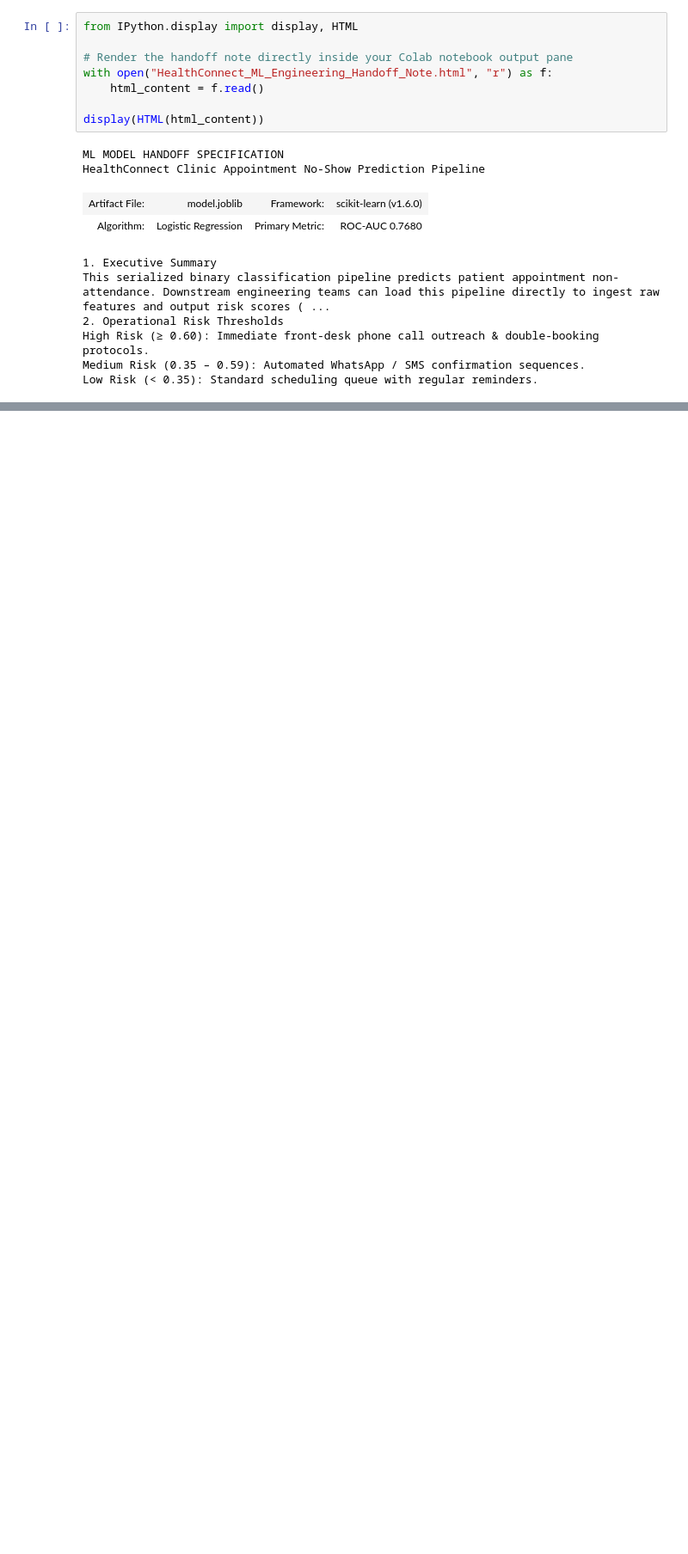
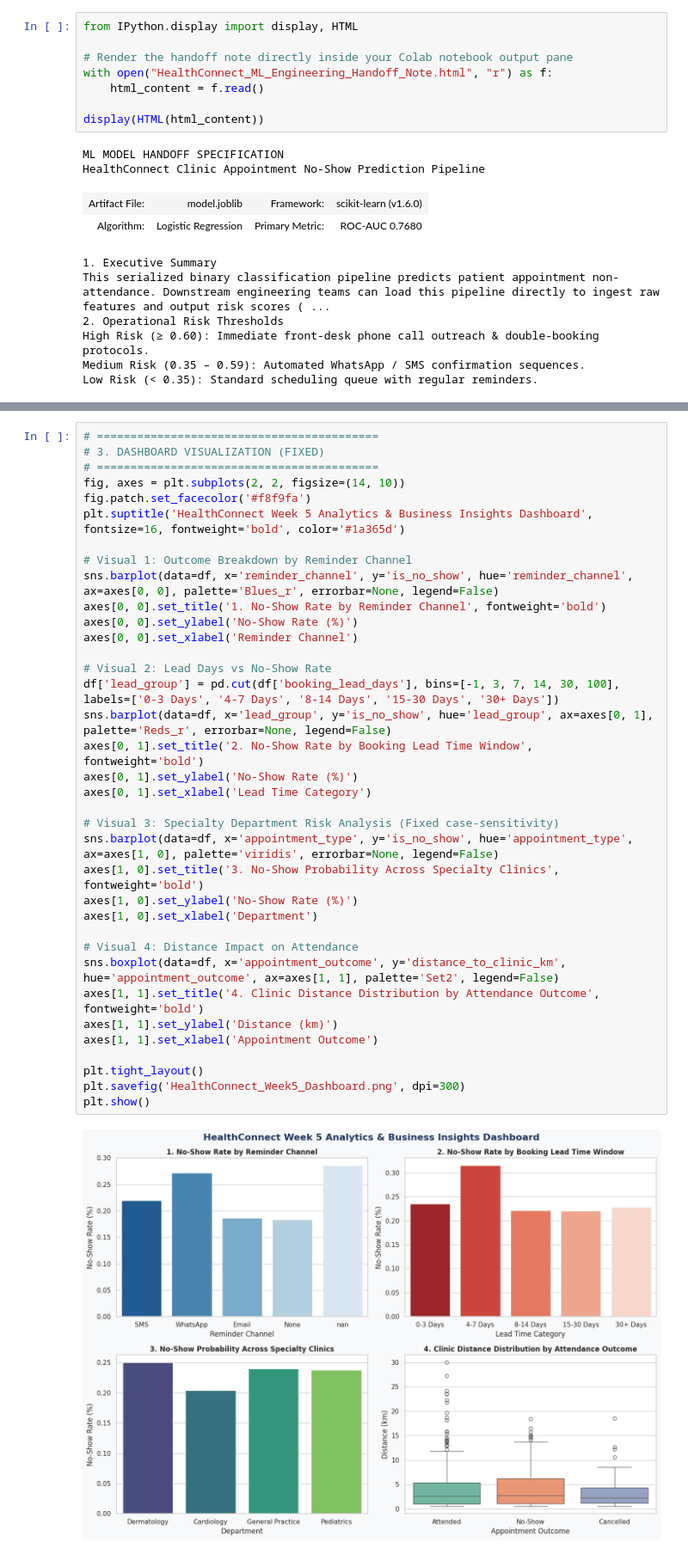
Before and after one commit to molliekkutlwano-prog/HealthConnect_Data-analysis_2, a Jupyter notebook: Health_Connect_Data_Analytics.ipynb, the cells around one changed output, grey strips where cells are left out. Shown at 86% size. Saved outputs shown, nothing was run; the diff lists cells and outputs as text; blank space fills up the shorter version.

```diff
--- a/Health_Connect_Data_Analytics.ipynb
+++ b/Health_Connect_Data_Analytics.ipynb
@@ -411,0 +500,38 @@ Low Risk (< 0.35): Standard scheduling queue with regular reminders.
+# %%
+# ==========================================
+# 3. DASHBOARD VISUALIZATION (FIXED)
+# ==========================================
+fig, axes = plt.subplots(2, 2, figsize=(14, 10))
+fig.patch.set_facecolor('#f8f9fa')
+plt.suptitle('HealthConnect Week 5 Analytics & Business Insights Dashboard', fontsize=16, fontweight='bold', color='#1a365d')
+
+# Visual 1: Outcome Breakdown by Reminder Channel
+sns.barplot(data=df, x='reminder_channel', y='is_no_show', hue='reminder_channel', ax=axes[0, 0], palette='Blues_r', errorbar=None, legend=False)
+axes[0, 0].set_title('1. No-Show Rate by Reminder Channel', fontweight='bold')
+axes[0, 0].set_ylabel('No-Show Rate (%)')
+axes[0, 0].set_xlabel('Reminder Channel')
+
+# Visual 2: Lead Days vs No-Show Rate
+df['lead_group'] = pd.cut(df['booking_lead_days'], bins=[-1, 3, 7, 14, 30, 100], labels=['0-3 Days', '4-7 Days', '8-14 Days', '15-30 Days', '30+ Days'])
+sns.barplot(data=df, x='lead_group', y='is_no_show', hue='lead_group', ax=axes[0, 1], palette='Reds_r', errorbar=None, legend=False)
+axes[0, 1].set_title('2. No-Show Rate by Booking Lead Time Window', fontweight='bold')
+axes[0, 1].set_ylabel('No-Show Rate (%)')
+axes[0, 1].set_xlabel('Lead Time Category')
+
+# Visual 3: Specialty Department Risk Analysis (Fixed case-sensitivity)
+sns.barplot(data=df, x='appointment_type', y='is_no_show', hue='appointment_type', ax=axes[1, 0], palette='viridis', errorbar=None, legend=False)
+axes[1, 0].set_title('3. No-Show Probability Across Specialty Clinics', fontweight='bold')
+axes[1, 0].set_ylabel('No-Show Rate (%)')
+axes[1, 0].set_xlabel('Department')
+
+# Visual 4: Distance Impact on Attendance
+sns.boxplot(data=df, x='appointment_outcome', y='distance_to_clinic_km', hue='appointment_outcome', ax=axes[1, 1], palette='Set2', legend=False)
+axes[1, 1].set_title('4. Clinic Distance Distribution by Attendance Outcome', fontweight='bold')
+axes[1, 1].set_ylabel('Distance (km)')
+axes[1, 1].set_xlabel('Appointment Outcome')
+
+plt.tight_layout()
+plt.savefig('HealthConnect_Week5_Dashboard.png', dpi=300)
+plt.show()
+# %% [output]
+[figure, added]
```
Also changed, not shown: parts of 1 cell of this notebook.
